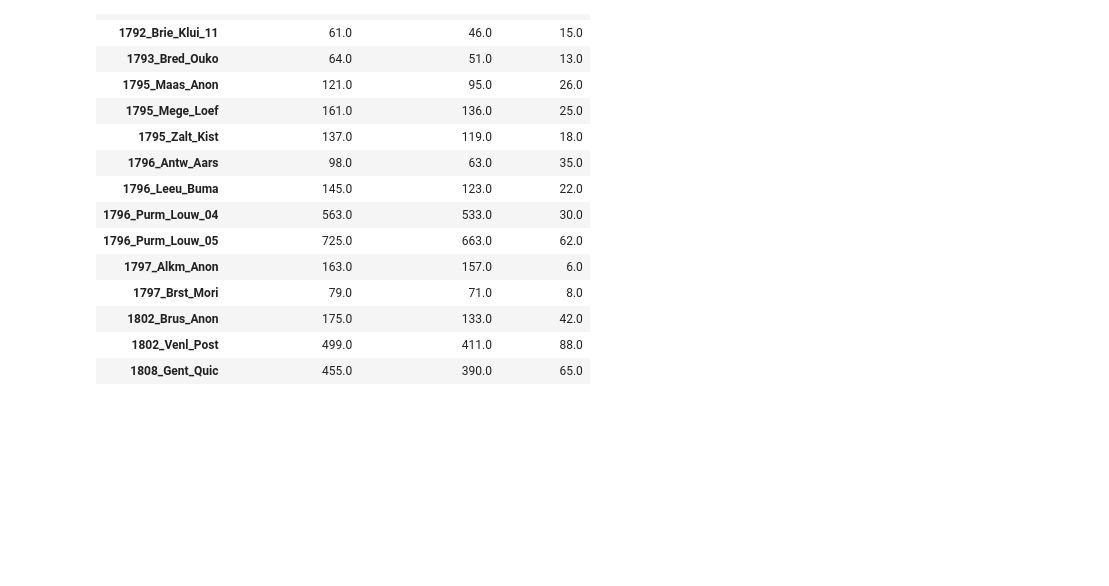
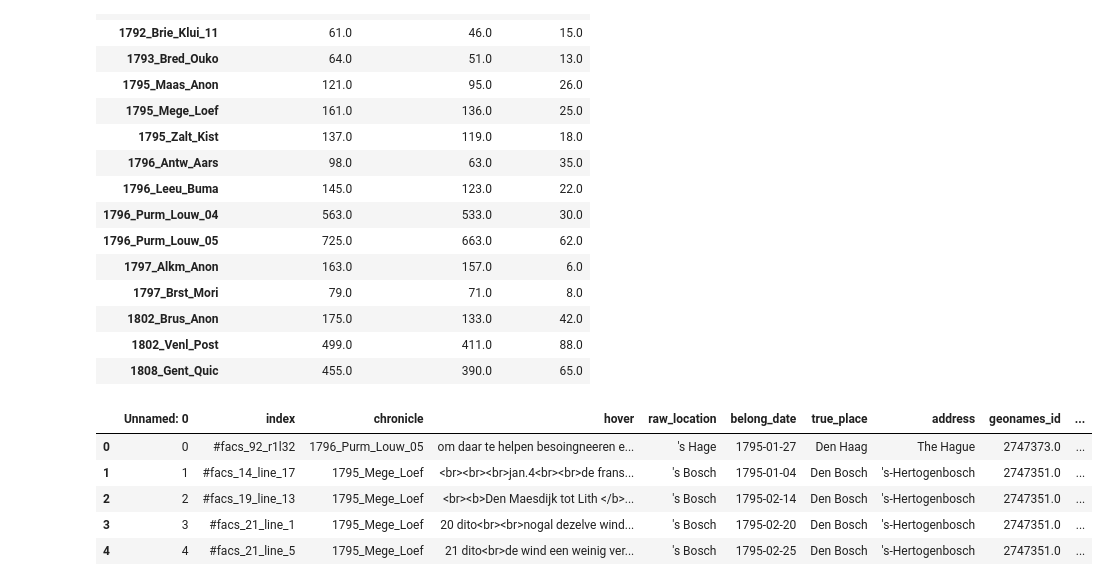
Before and after one commit to CS0000/chronicle_vis_project, a Jupyter notebook: scripts/mapping.ipynb, the cells around one changed output. Saved outputs shown, nothing was run; the diff lists cells and outputs as text; code cells hidden in the pictures; blank space fills up the shorter version.

```diff
--- a/scripts/mapping.ipynb
+++ b/scripts/mapping.ipynb
@@ -588,0 +592,10 @@ summary_table.to_csv('../data/summary_table_rm_chronicle_loc.csv')
+# %%
+test = pd.read_csv('../data/corrected_mapping_filter_rm_chronicle_loc.csv')
+test.head()
+# %% [output]
+|  | Unnamed: 0 | index | chronicle | hover | raw_location | belong_date | true_place | address | geonames_id | ... |
+| 0 | 0 | #facs_92_r1l32 | 1796_Purm_Louw_05 | om daar te helpen besoingneeren e... | 's Hage | 1795-01-27 | Den Haag | The Hague | 2747373.0 | ... |
+| 1 | 1 | #facs_14_line_17 | 1795_Mege_Loef | <br><br><br>jan.4<br><br>de frans... | 's Bosch | 1795-01-04 | Den Bosch | 's-Hertogenbosch | 2747351.0 | ... |
+| 2 | 2 | #facs_19_line_13 | 1795_Mege_Loef | <br><b>Den Maesdijk tot Lith </b>... | 's Bosch | 1795-02-14 | Den Bosch | 's-Hertogenbosch | 2747351.0 | ... |
+| 3 | 3 | #facs_21_line_1 | 1795_Mege_Loef | 20 dito<br><br>nogal dezelve wind... | 's Bosch | 1795-02-20 | Den Bosch | 's-Hertogenbosch | 2747351.0 | ... |
+| 4 | 4 | #facs_21_line_5 | 1795_Mege_Loef | 21 dito<br>de wind een weinig ver... | 's Bosch | 1795-02-25 | Den Bosch | 's-Hertogenbosch | 2747351.0 | ... |
```
Also changed, not shown: parts of 3 cells of this notebook, 1 other file.
